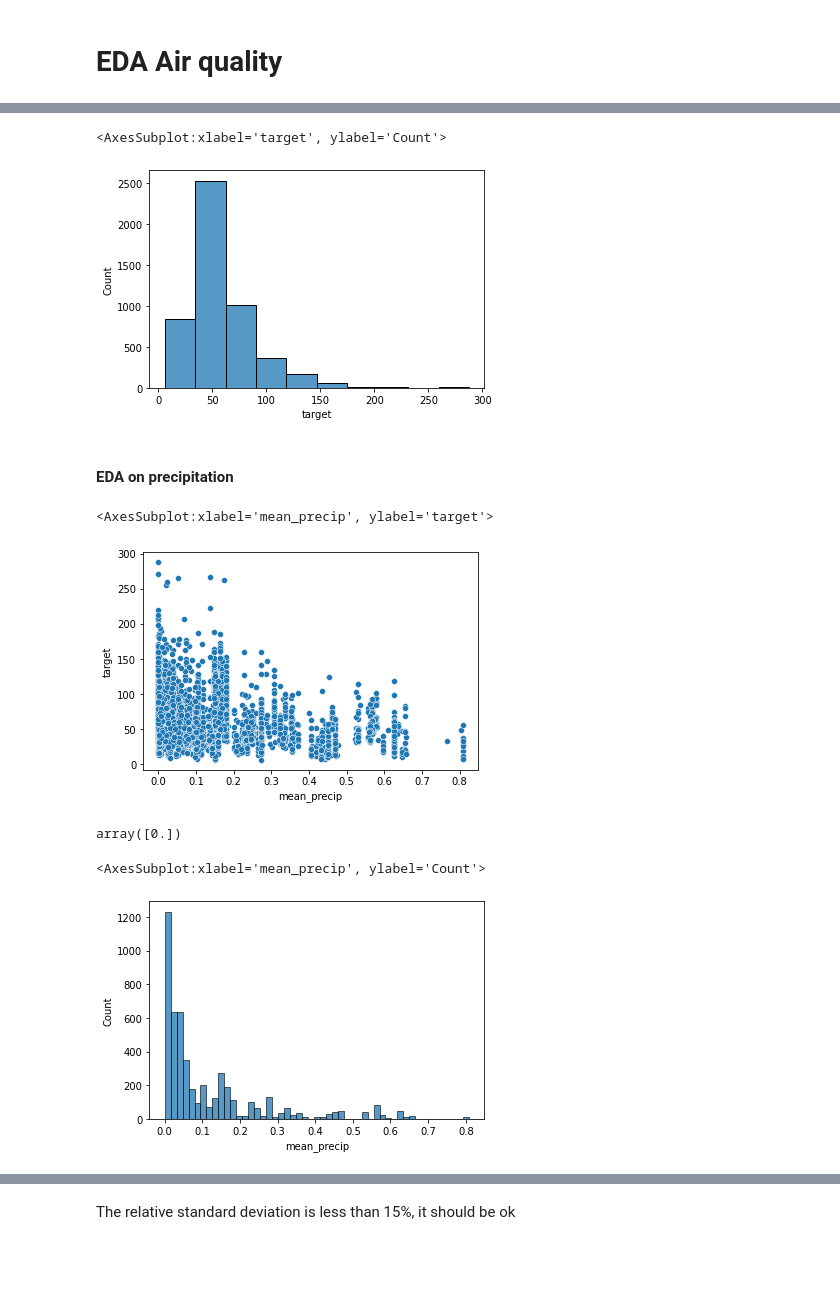
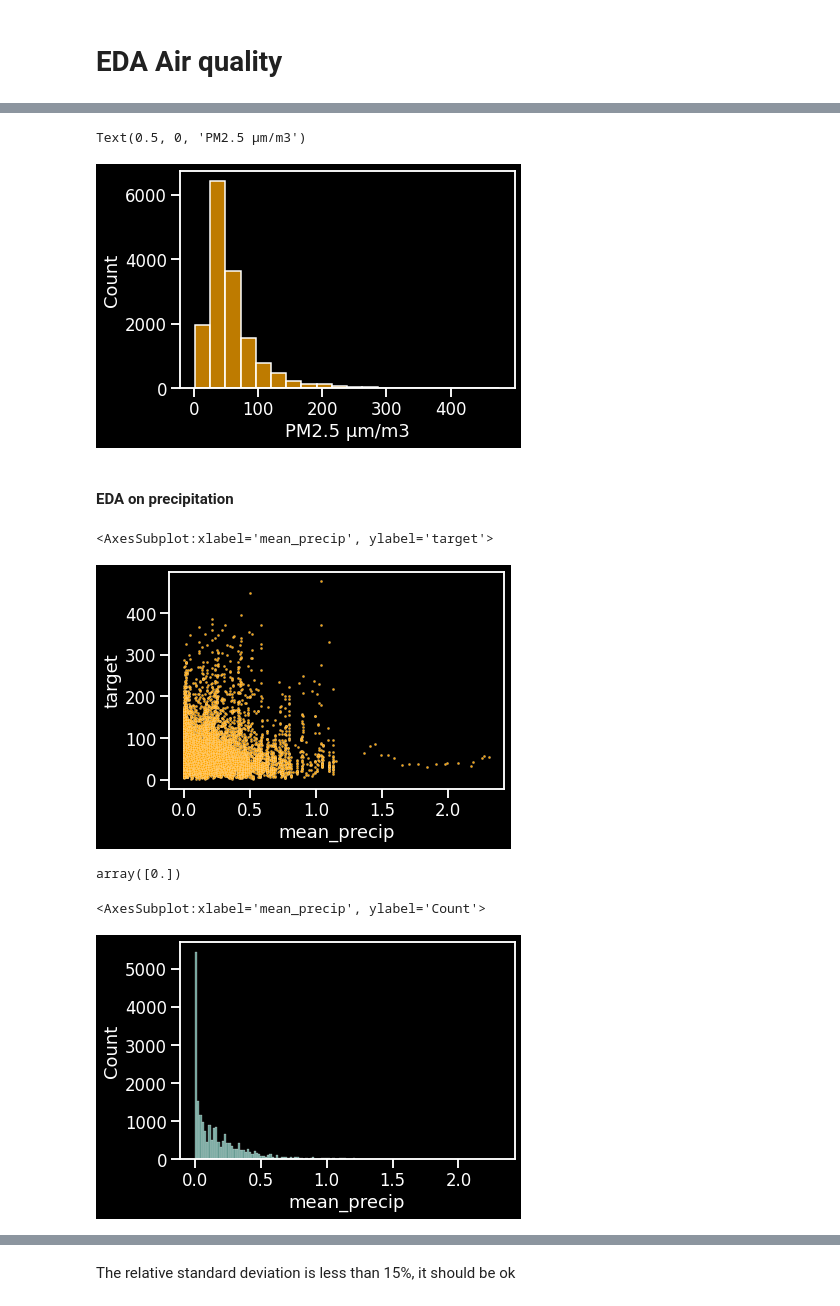
Before and after one commit to sm4rtm4art/airquality, a Jupyter notebook: EDA-and-modeling.ipynb, the cells around one changed output, grey strips where cells are left out. Cells and saved outputs as stored; diff of their text form; code cells hidden in the pictures; blank space fills up the shorter version.

Commit message:
plots

```diff
--- a/EDA-and-modeling.ipynb
+++ b/EDA-and-modeling.ipynb
@@ -11,8 +11,14 @@ import matplotlib.pyplot as plt
 
 
 warnings.filterwarnings('ignore')
+
+# plots
+sns.set_context('talk', font_scale=1)
+plt.style.use(['dark_background'])
+#plt.rcParams['image.cmap'] = "orangered"
 # %%
 # import data
 data = pd.read_csv('data/data_prep_reg.csv', index_col=[0])
+data = pd.read_csv('data/data_51.csv', index_col=[0])
 data.head(2)
 # %% [output]
@@ -39,9 +42,10 @@ sns.pairplot(data[mean_features])
 # %%
 # overview of the target
-sns.histplot(data.target, bins=10)  # TODO bins passend zu der Klassifizierung
+p = sns.histplot(data.target, bins=20, color=['orange'])  # TODO bins passend zu der Klassifizierung
+p.set_xlabel('PM2.5 µm/m3')
 # %% [output]
-<AxesSubplot:xlabel='target', ylabel='Count'>
+Text(0.5, 0, 'PM2.5 µm/m3')
-[figure, old version]
+[figure, new version]
 # %% [markdown]
 #### EDA on precipitation
 # %%
@@ -57,10 +61,10 @@ precip_stats = pd.concat([data.max_precip,
 precip_stats['r_std_precip'] = precip_stats['std_precip'] / precip_stats['mean_precip'] *100
 #data['sum_precip'] = data['precip'].apply(lambda x: np.sum(x))
 # %%
-sns.scatterplot(data=data, x='mean_precip', y='target')
+sns.scatterplot(data=data, x='mean_precip', y='target', color='orange',s=5)
 # %% [output]
 <AxesSubplot:xlabel='mean_precip', ylabel='target'>
-[figure, old version]
+[figure, new version]
 # %%
 precip_stats.median_precip.unique() #median values are all 0, why?
 # %% [output]
@@ -69,7 +73,7 @@ array([0.])
 sns.histplot(precip_stats.mean_precip) # a lot of mean values == 0, when it doesnt rain
 # %% [output]
 <AxesSubplot:xlabel='mean_precip', ylabel='Count'>
-[figure, old version]
+[figure, new version]
 # %%
 precip_stats.r_std_precip.sort_values(ascending=False)[:3]
 # %% [output]
```
Also changed, not shown: parts of 9 cells of this notebook, 3 other files.
